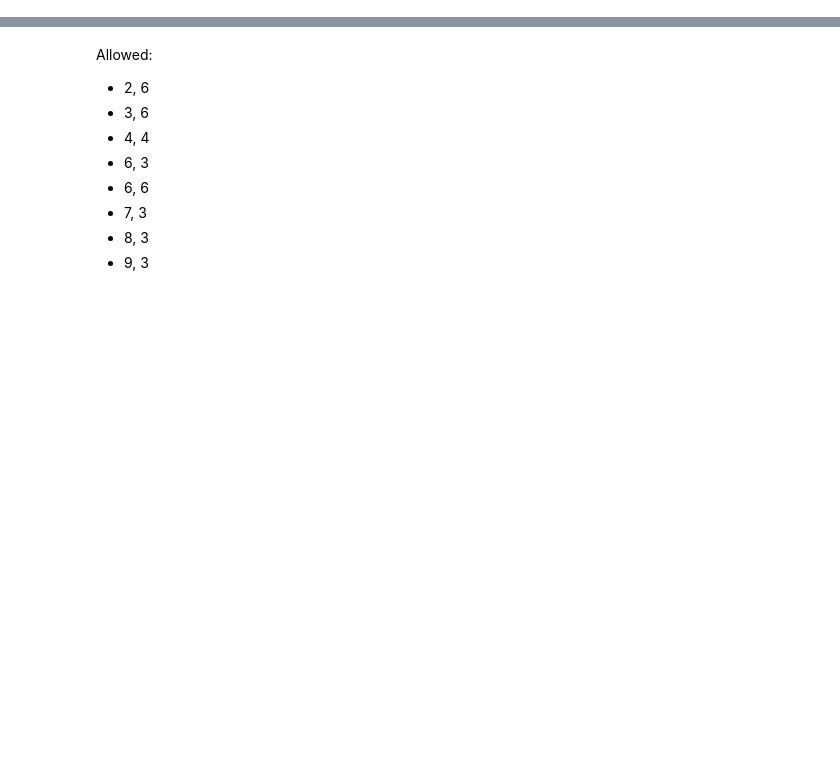
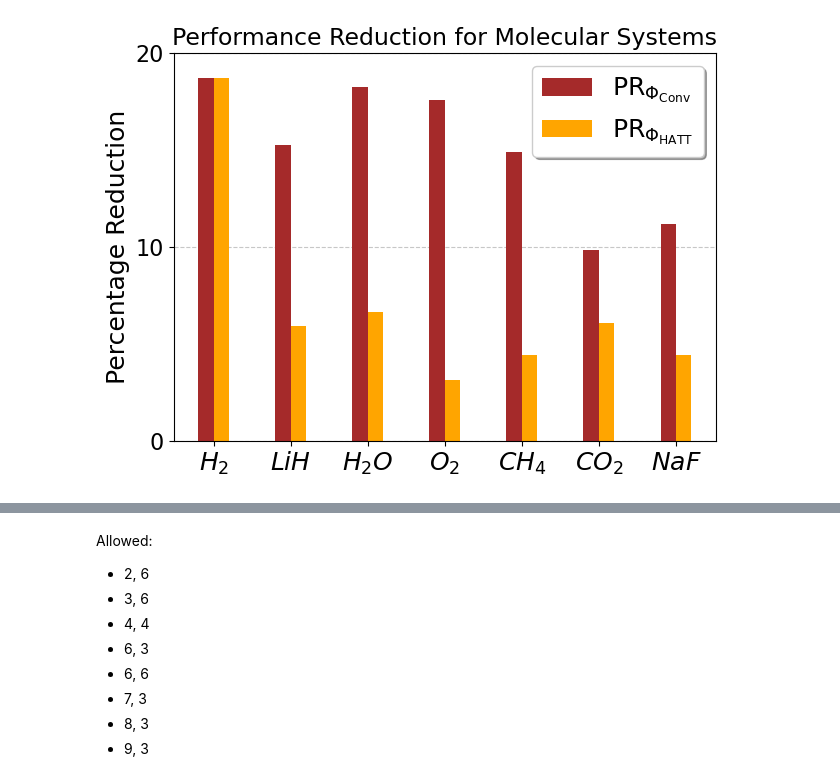
Before and after one commit to Genz17/F2Q, a Jupyter notebook: test.ipynb, the cells around one changed output, grey strips where cells are left out. Saved outputs shown, nothing was run; the diff lists cells and outputs as text; code cells hidden in the pictures; blank space fills up the shorter version.

```diff
--- a/test.ipynb
+++ b/test.ipynb
@@ -71,4 +59,6 @@ plt.savefig("1dhopping.pdf",bbox_inches='tight')
 # %%
+import numpy as np
+import matplotlib.pyplot as plt
 # 10 sites hopping
 
 # 3: 8 - 4 JW
@@ -87,12 +77,21 @@ op = [np.float64(1.4444444444444444), np.float64(2.2941176470588234), np.float64
 an = [1.4444444444444444, 2.2941176470588234, 2.7083333333333335, 3.0, 3.2, 3.3333333333333335, 3.3452380952380953, 3.409090909090909, 3.4555555555555557]
 
 im = []
+anim = []
 for i,o in enumerate(op):
-    im.append(1 - o / min([jw[i],bk[i],tt[i]]),)
+    im.append(1 - o / min([jw[i],bk[i],tt[i]]))
+    anim.append(1 - o/an[i])
     print(i+1,1 - o / min([jw[i],bk[i],tt[i]]),jw[i],bk[i],tt[i],an[i],o)
-plt.figure(figsize=(8,4))
-plt.plot(range(2, 2+len(im)),im,'-o')
+plt.figure()
+plt.plot(range(1, 1+len(im)),im,'-o',label='Improvements compared with conventional mappers',c='brown')
+plt.plot(range(1, 1+len(anim)),anim,'-x', label='Improvements compared with H+CNOT annealing',c='orange')
 plt.yticks([0,0.1,0.2],[0,10,20],fontsize=16)
+plt.xticks([0,2,4,6,8,10],[0,2,4,6,8,10],fontsize=16)
+plt.xlabel("Hopping Range", fontsize=18)
+plt.ylabel("Percentage", fontsize=18)
+plt.title("1D Chain 10 Sites Hopping",fontsize=22)
+plt.axhline(y=0, color='black', linestyle='--', linewidth=1)
+plt.legend()
 
 plt.figure()
 plt.plot(range(1,1+len(jw)), jw, '-s', label='Jordan-Wigner', c='pink')
@@ -473,3 +428,48 @@ plt.savefig("H2chain.pdf",bbox_inches='tight')
+# %%
+import numpy as np
+import matplotlib.pyplot as plt
+
+jw =    np.asarray([32, 3248, 6332, 16904, 42476, 173324, 246288])
+bk =    np.asarray([34, 3660, 6567, 16828, 42646, 144112, 217827])
+tt =    np.asarray([36, 3536, 6658, 15364, 41530, 138756, 206710])
+hatt =  np.asarray([32, 2926, 5545, 13076, 36983, 133208, 192064])
+sd =    np.asarray([26, 2752, 5177, 12664, 35343, 125102, 183582])
+
+pr_jw = 1 - (sd / jw)
+pr_bk = 1 - (sd / bk)
+pr_tt = 1 - (sd / tt)
+pr = [min(pr_jw[i], pr_bk[i], pr_tt[i]) for i in range(len(pr_jw))]
+pr_hatt = 1 - (sd / hatt)
+
+# 3. Set up the plot parameters
+x = np.arange(len(jw))  # x locations for the groups
+width = 0.2             # width of the bars
+
+# 4. Create the figure and plot the grouped bar chart
+fig, ax = plt.subplots()
+
+rects3 = ax.bar(x - 0.5 * width, pr, width, label=r'$\text{PR}_{\Phi_{\text{Conv}}}$', color='brown')
+rects4 = ax.bar(x + 0.5 * width, pr_hatt, width, label=r'$\text{PR}_{\Phi_{\text{HATT}}}$', color='orange')
+
+# 5. Add labels, title, and formatting
+ax.set_ylabel(r'$PR_\Phi$ (Reduction Ratio)', fontsize=12)
+ax.set_title('Performance Reduction for Molecular Systems', fontsize=17)
+ax.set_xticks(x)
+ax.set_xticklabels([r'$H_2$', r'$LiH$', r'$H_2O$',r'$O_2$',r'$CH_4$',r'$CO_2$',r'$NaF$'],fontsize=18)
+ax.set_yticks([0,0.1,0.2],[0,10,20],fontsize=16)
+ax.set_ylabel("Percentage Reduction", fontsize=18)
+ax.legend(frameon=True, fancybox=True, shadow=True, fontsize=18)
+
+#ax.axhline(0, color='black', linewidth=0.8, linestyle='--')
+
+# Optional: Add gridlines for readability
+ax.yaxis.grid(True, linestyle='--', alpha=0.7)
+ax.set_axisbelow(True)
+
+plt.tight_layout()
+plt.savefig("mole_improvement.pdf",bbox_inches='tight')
+# %% [output]
+[figure, added]
 # %%
 # molecule: 6 - 4
 # %%
```
Also changed, not shown: parts of 8 cells of this notebook, 9 other files.
